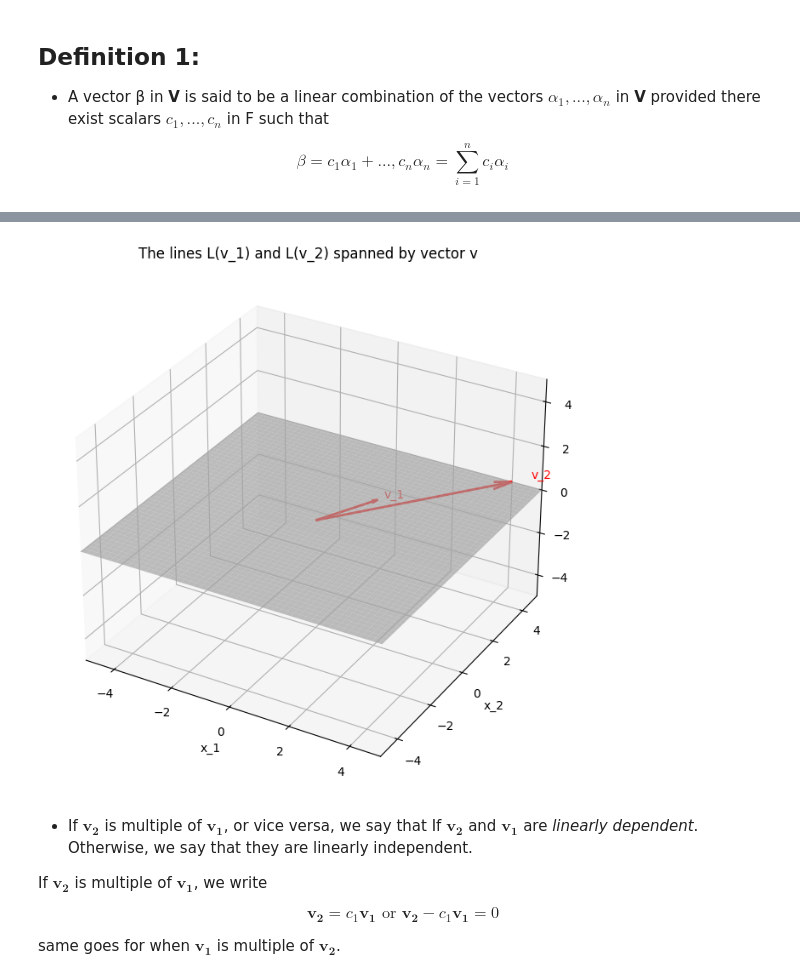
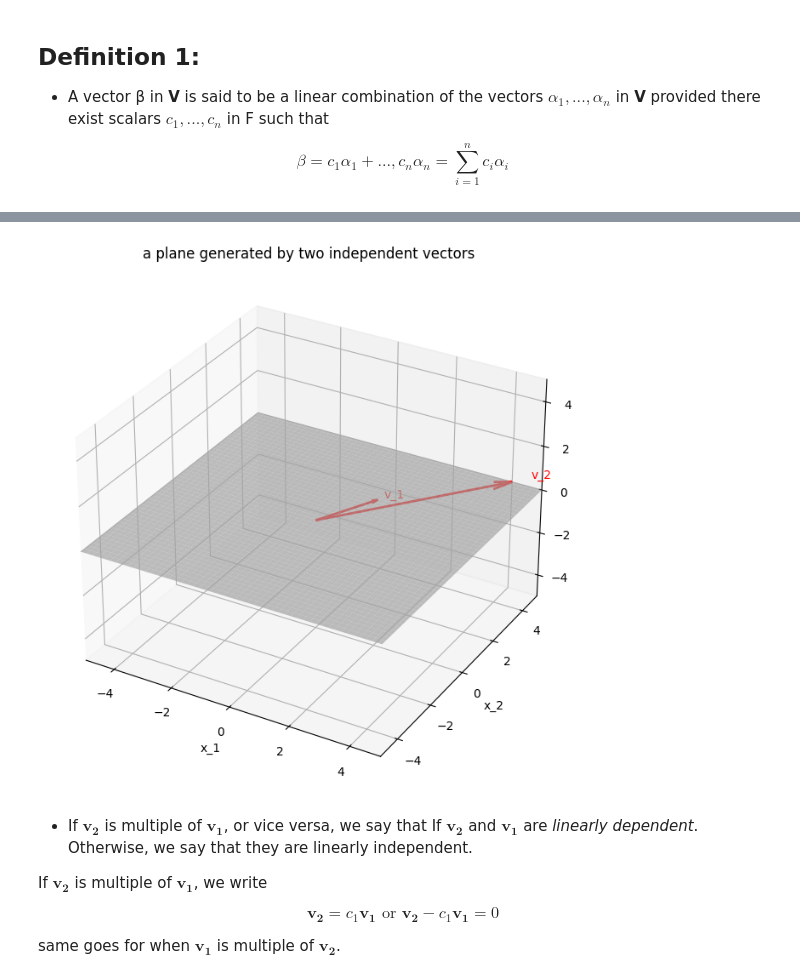
Before and after one commit to mjavadg/Econometrics_Fall-2024, a Jupyter notebook: 9th session linear algebra part 3.ipynb, the cells around one changed output, grey strips where cells are left out. Drawn from its saved outputs; the diff is of its cells as text; code cells hidden in the pictures.

```diff
--- a/9th session linear algebra part 3.ipynb
+++ b/9th session linear algebra part 3.ipynb
@@ -100,35 +100,35 @@ from mpl_toolkits.mplot3d import Axes3D
 
 v1 = np.array([1, 2, 0])
 v2 = np.array([4, 5, 0])
 
 fig = plt.figure(figsize = (8, 8))
 ax = fig.add_subplot(111, projection = '3d')
 
 x = np.linspace(-5, 5, 100)
 y = np.linspace(-5, 5, 100)
 X, Y = np.meshgrid(x, y)
 Z = np.zeros_like(X)
 
 ax.plot_surface(X, Y, Z, alpha = 0.7, color = 'lightgray')
 
 ax.quiver(0, 0, 0, v1[0], v1[1], v1[2], color = 'red', linewidth = 2, arrow_length_ratio=0.1)
 ax.quiver(0, 0, 0, v2[0], v2[1], v2[2], color = 'red', linewidth = 2, arrow_length_ratio=0.1)
 
 ax.set_xlabel("x_1")
 ax.set_ylabel("x_2")
 ax.set_zlabel("x_3")
-ax.set_title("The lines L(v_1) and L(v_2) spanned by vector v")
+ax.set_title("a plane generated by two independent vectors")
 
 ax.text(v1[0] * 1.1, v1[1] * 1.1, v1[2] * 1.1, "v_1", color = 'red')
 ax.text(v2[0] * 1.1, v2[1] * 1.1, v2[2] * 1.1, "v_2", color = 'red')
 
 ax.set_xlim(-5, 5)
 ax.set_ylim(-5, 5)
 ax.set_zlim(-5, 5)
 
 plt.show()
 # %% [output]
-[figure, old version]
+[figure, new version]
 # %% [markdown]
 - If $\mathbf{v_{2}}$ is multiple of $\mathbf{v_{1}}$, or vice versa, we say that If $\mathbf{v_{2}}$ and $\mathbf{v_{1}}$ are *linearly dependent*. Otherwise, we say that they are linearly independent.
 
```
Also changed, not shown: parts of 3 cells of this notebook.
